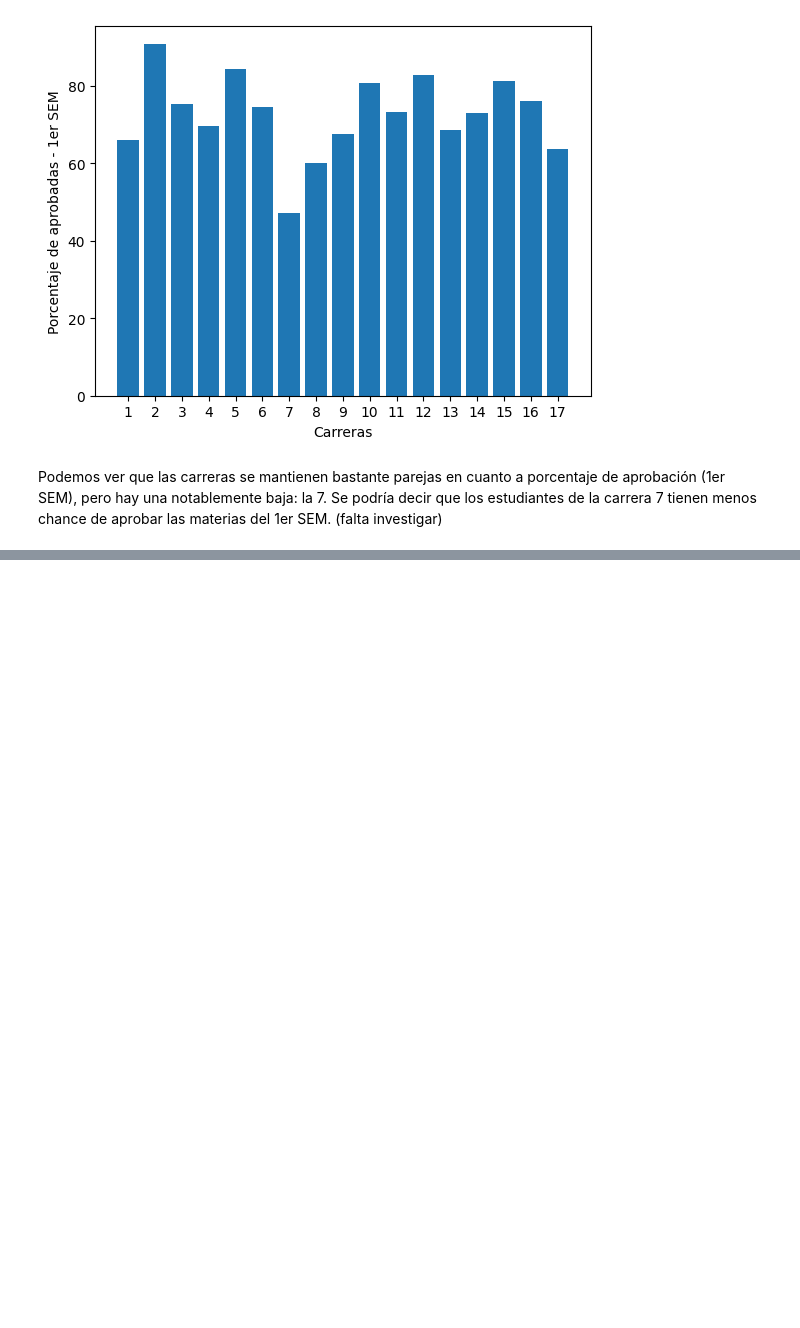
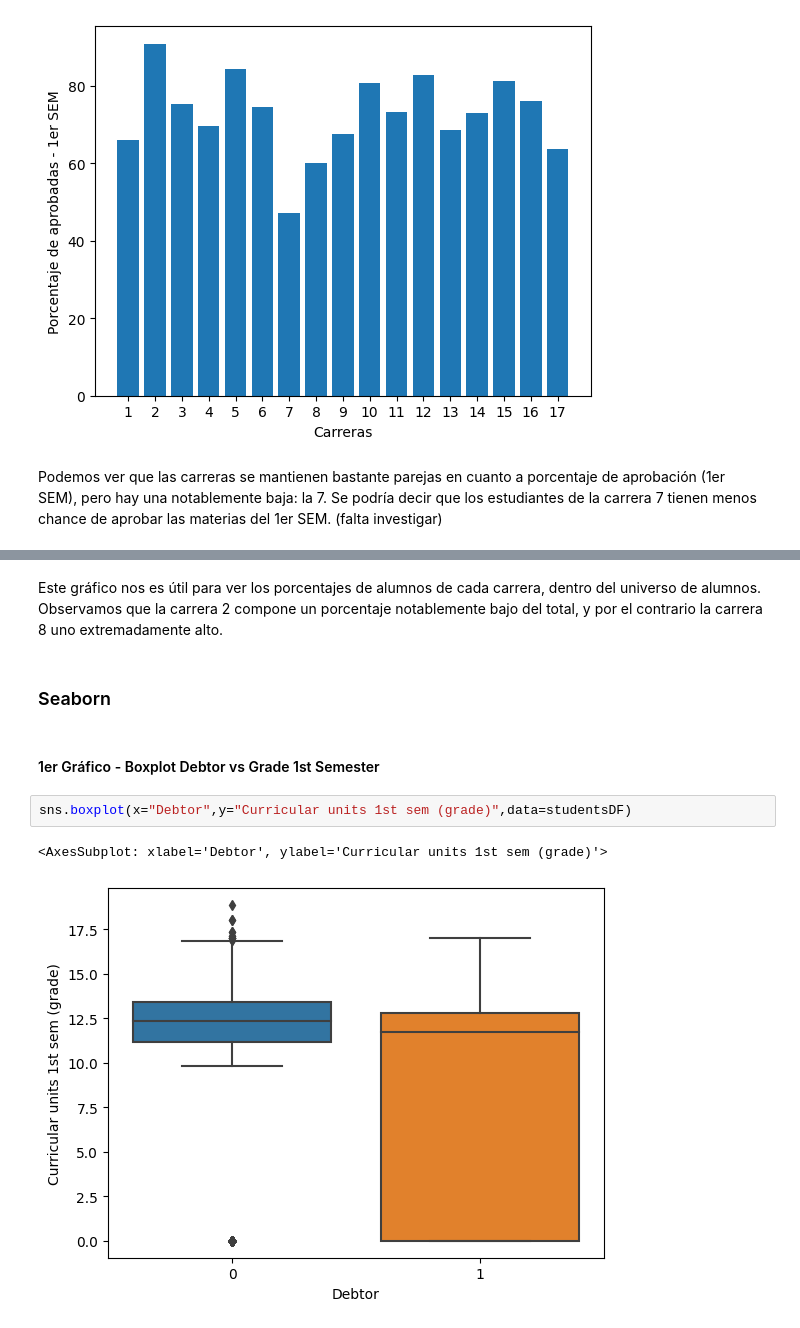
Before and after one commit to Calefon/CH-DS-entrega2-visualizacion, a Jupyter notebook: notebooks/Visualizacion+Gonzalez.ipynb, the cells around one changed output, grey strips where cells are left out. Cells and saved outputs as stored; diff of their text form; blank space fills up the shorter version.

```diff
--- a/notebooks/Visualizacion+Gonzalez.ipynb
+++ b/notebooks/Visualizacion+Gonzalez.ipynb
@@ -161,0 +130,11 @@ Text(0, 0.5, 'Approved 2nd S')
+# %% [markdown]
+Este gráfico nos es útil para ver los porcentajes de alumnos de cada carrera, dentro del universo de alumnos. Observamos que la carrera 2 compone un porcentaje notablemente bajo del total, y por el contrario la carrera 8 uno extremadamente alto.
+# %% [markdown]
+### Seaborn
+# %% [markdown]
+#### 1er Gráfico - Boxplot Debtor vs Grade 1st Semester
+# %%
+sns.boxplot(x="Debtor",y="Curricular units 1st sem (grade)",data=studentsDF)
+# %% [output]
+<AxesSubplot: xlabel='Debtor', ylabel='Curricular units 1st sem (grade)'>
+[figure, added]
```
Also changed, not shown: parts of 10 cells of this notebook.
